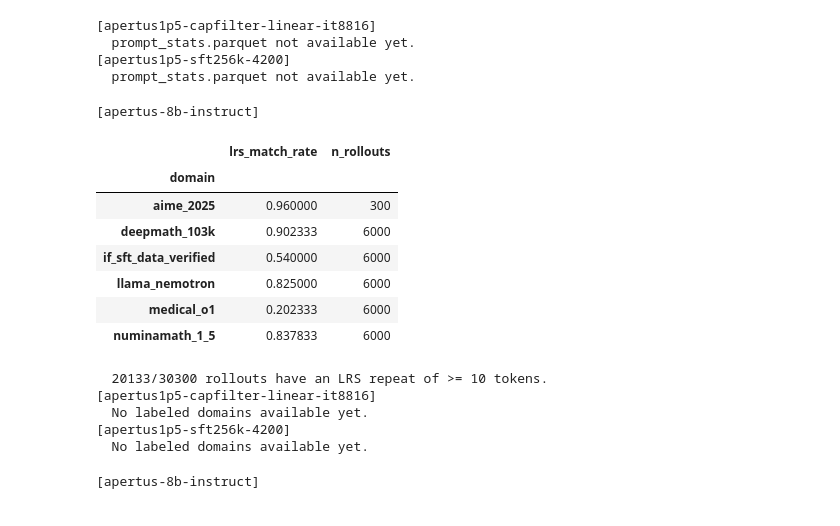
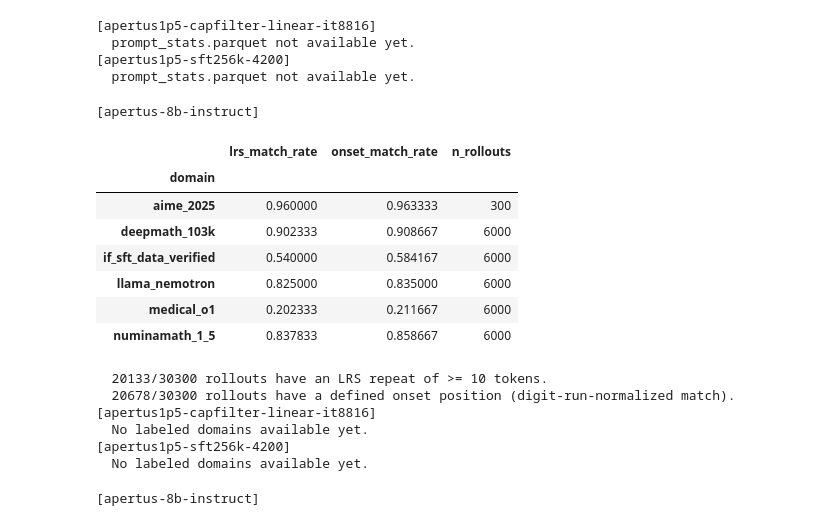
Before and after one commit to swiss-ai/degeneration-probe, a Jupyter notebook: notebooks/inspect_dataset.ipynb, the cells around one changed output. Drawn from its saved outputs; the diff is of its cells as text; code cells hidden in the pictures.

```diff
--- a/notebooks/inspect_dataset.ipynb
+++ b/notebooks/inspect_dataset.ipynb
@@ -881,6 +919,10 @@ def build_rollout_signal_table(labels_df, generations_df):
         "domain", "prompt_id", "rollout_idx", "num_tokens", "stop_reason",
         "max_repetition_score", "mean_repetition_score",
         "has_lrs_match", "lrs_length", "lrs_score", "lrs_period", "lrs_period_repeat_count",
+        # Digit-run-normalized onset signal -- see Section 6's "Locating exactly where
+        # degeneration begins" writeup. `onset_position` is the field to use when a
+        # single "where does this rollout start degenerating" number is needed.
+        "has_onset_match", "onset_position", "onset_length", "onset_period", "onset_period_repeat_count",
         "mean_entropy",
     ]
     if labels_df.empty:
@@ -910,6 +952,11 @@ def build_rollout_signal_table(labels_df, generations_df):
                 "lrs_score": float(row.lrs_score),
                 "lrs_period": _safe_int(row.lrs_period),
                 "lrs_period_repeat_count": _safe_int(row.lrs_period_repeat_count),
+                "has_onset_match": bool(row.lrs_length_normalized_growing > 0),
+                "onset_position": _safe_int(row.lrs_first_start_normalized_growing),
+                "onset_length": _safe_int(row.lrs_length_normalized_growing),
+                "onset_period": _safe_int(row.lrs_period_normalized_growing),
+                "onset_period_repeat_count": _safe_int(row.lrs_period_repeat_count_normalized_growing),
                 "mean_entropy": float(np.mean(entropy)),
             })
     return pd.DataFrame.from_records(records, columns=columns)
@@ -961,31 +1008,37 @@ for tag, d in ds.items():
 # %%
 # --- LRS: whole-rollout exact-repeat match, per domain (no fixed threshold) ---
 for tag, d in ds.items():
     print(f"[{tag}]")
     rollout_signal_df = d["rollout_signal_df"]
     if not rollout_signal_df.empty:
         lrs_match_summary = (
-            rollout_signal_df.groupby("domain")["has_lrs_match"]
-            .agg(lrs_match_rate="mean", n_rollouts="count")
+            rollout_signal_df.groupby("domain")[["has_lrs_match", "has_onset_match"]]
+            .agg(lrs_match_rate=("has_lrs_match", "mean"),
+                 onset_match_rate=("has_onset_match", "mean"),
+                 n_rollouts=("has_lrs_match", "count"))
         )
         display(lrs_match_summary)
 
         matched = rollout_signal_df[rollout_signal_df["has_lrs_match"]]
+        onset_matched = rollout_signal_df[rollout_signal_df["has_onset_match"]]
         print(f"  {len(matched)}/{len(rollout_signal_df)} rollouts have an LRS repeat of >= "
               f"{label_module.DEFAULT_LRS_MIN_LENGTH} tokens.")
+        print(f"  {len(onset_matched)}/{len(rollout_signal_df)} rollouts have a defined onset "
+              f"position (digit-run-normalized match).")
     else:
         print("  No labeled domains available yet.")
 # %% [output]
 [apertus-8b-instruct]
-|  | lrs_match_rate | n_rollouts |
-| domain |  |  |
-| aime_2025 | 0.960000 | 300 |
-| deepmath_103k | 0.902333 | 6000 |
-| if_sft_data_verified | 0.540000 | 6000 |
-| llama_nemotron | 0.825000 | 6000 |
-| medical_o1 | 0.202333 | 6000 |
-| numinamath_1_5 | 0.837833 | 6000 |
+|  | lrs_match_rate | onset_match_rate | n_rollouts |
+| domain |  |  |  |
+| aime_2025 | 0.960000 | 0.963333 | 300 |
+| deepmath_103k | 0.902333 | 0.908667 | 6000 |
+| if_sft_data_verified | 0.540000 | 0.584167 | 6000 |
+| llama_nemotron | 0.825000 | 0.835000 | 6000 |
+| medical_o1 | 0.202333 | 0.211667 | 6000 |
+| numinamath_1_5 | 0.837833 | 0.858667 | 6000 |
   20133/30300 rollouts have an LRS repeat of >= 10 tokens.
+  20678/30300 rollouts have a defined onset position (digit-run-normalized match).
 [apertus1p5-capfilter-linear-it8816]
   No labeled domains available yet.
 [apertus1p5-sft256k-4200]
```
Also changed, not shown: parts of 10 cells of this notebook.
